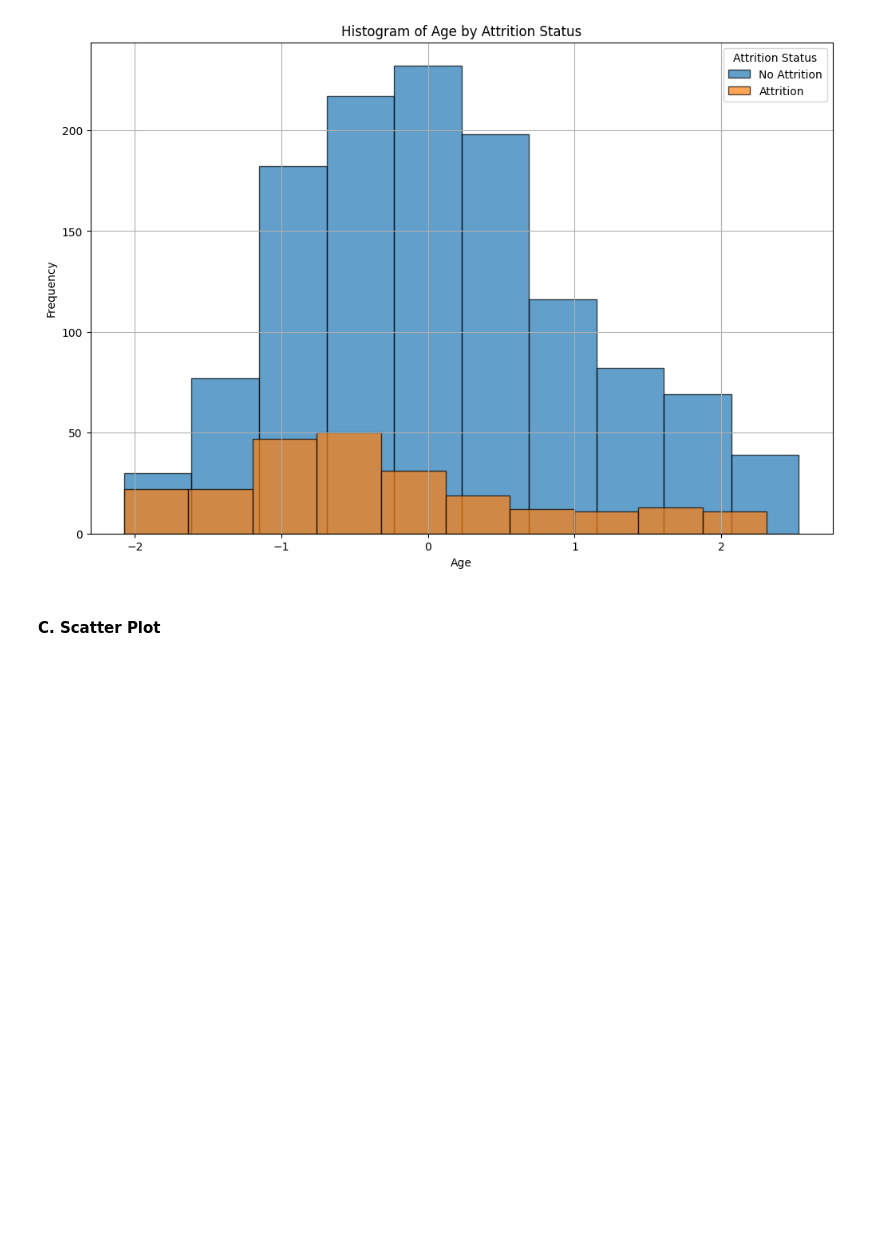
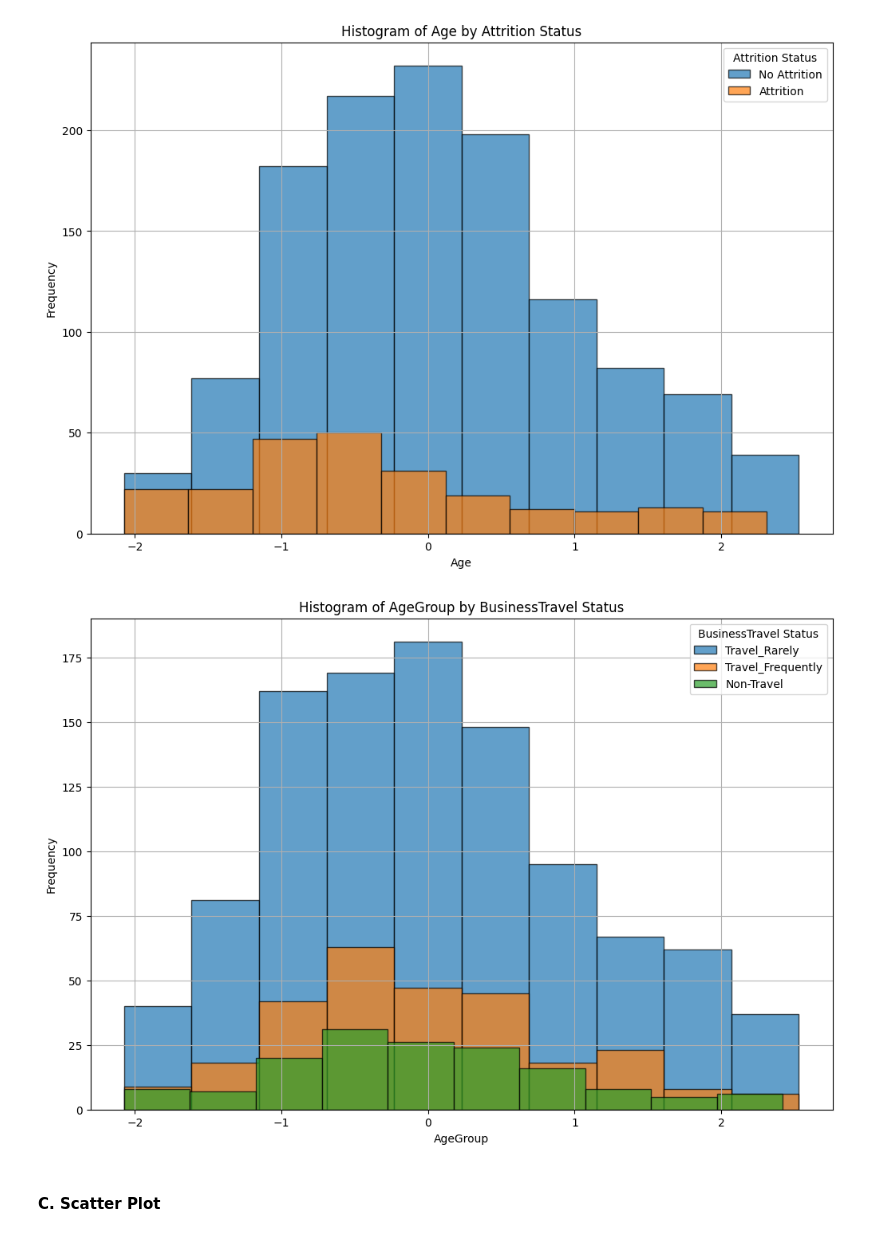
Before and after one commit to Abstract-state/Data-Minning, a Jupyter notebook: Experiment_1.ipynb, the cells around one changed output. Drawn from its saved outputs; the diff is of its cells as text; code cells hidden in the pictures; blank space fills up the shorter version.

```diff
--- a/Experiment_1.ipynb
+++ b/Experiment_1.ipynb
@@ -508,6 +571,19 @@ plt.grid(True)
 plt.show()
 # %% [output]
 [figure]
+# %%
+plt.figure(figsize=(12, 8))
+Hr_data_z_score[Hr_data['BusinessTravel'] == 3]['Age'].plot(kind='hist', bins=10, edgecolor='black', alpha=0.7, label='Travel_Rarely')
+Hr_data_z_score[Hr_data['BusinessTravel'] == 2]['Age'].plot(kind='hist', bins=10, edgecolor='black', alpha=0.7, label='Travel_Frequently')
+Hr_data_z_score[Hr_data['BusinessTravel'] == 0]['Age'].plot(kind='hist', bins=10, edgecolor='black', alpha=0.7, label='Non-Travel')
+plt.title('Histogram of AgeGroup by BusinessTravel Status')
+plt.xlabel('AgeGroup')
+plt.ylabel('Frequency')
+plt.legend(title='BusinessTravel Status')
+plt.grid(True)
+plt.show()
+# %% [output]
+[figure, added]
 # %% [markdown]
 <H4>C. Scatter Plot</H4>
 # %%
```
Also changed, not shown: parts of 13 cells of this notebook.
